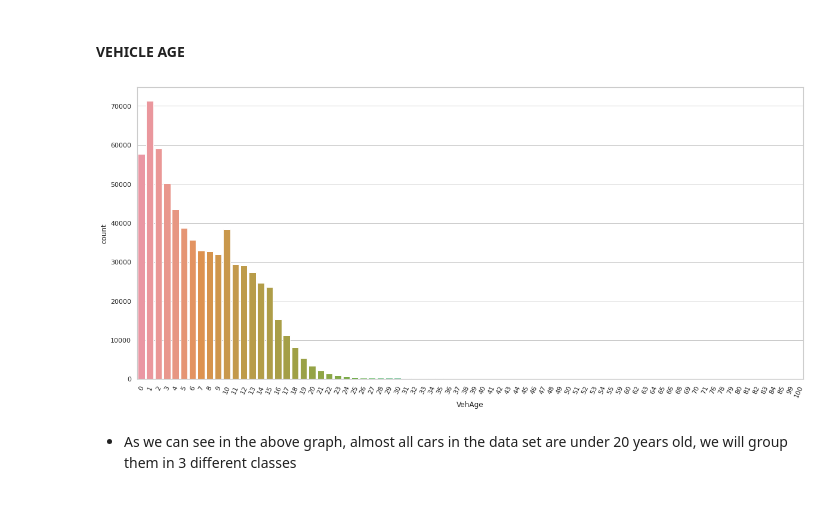
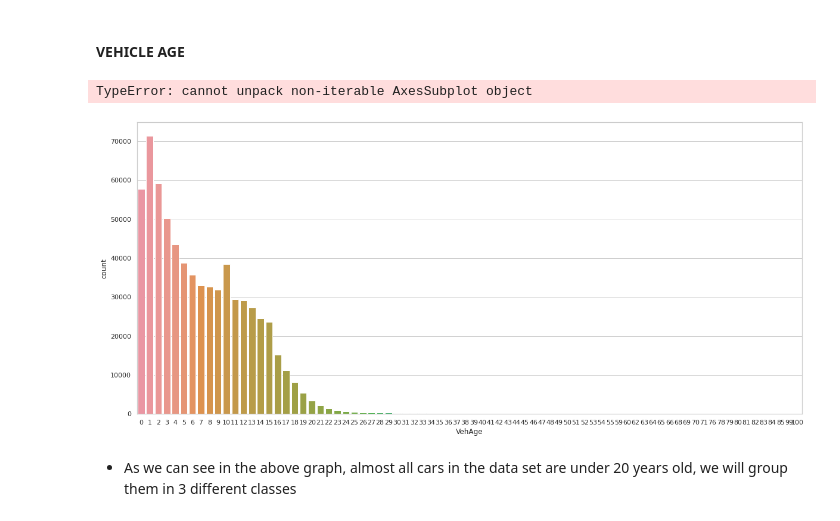
Before and after one commit to JulianTrufero/Claims-Frequency-Predicitons, a Jupyter notebook: Notebooks/claims_data.ipynb, the cells around one changed output. Drawn from its saved outputs; the diff is of its cells as text; code cells hidden in the pictures.

```diff
--- a/Notebooks/claims_data.ipynb
+++ b/Notebooks/claims_data.ipynb
@@ -261,11 +261,12 @@ veh_power
 # %% [markdown]
 #### VEHICLE AGE
 # %%
-ax = sns.countplot(claimsdf['VehAge'])
+fig, ax = sns.countplot(claimsdf['VehAge'])
 ax.tick_params(axis='x', rotation=65)
-ax.savefig("vehage_countplot.png");
+fig.savefig("vehage_countplot.png");
 # %% [output]
+TypeError: cannot unpack non-iterable AxesSubplot object
-[figure, old version]
+[figure, new version]
 # %% [markdown]
 - As we can see in the above graph, almost all cars in the data set are under 20 years old, we will group them in 3 different classes
 # %%
```
Also changed, not shown: parts of 19 cells of this notebook, 20 other files.
